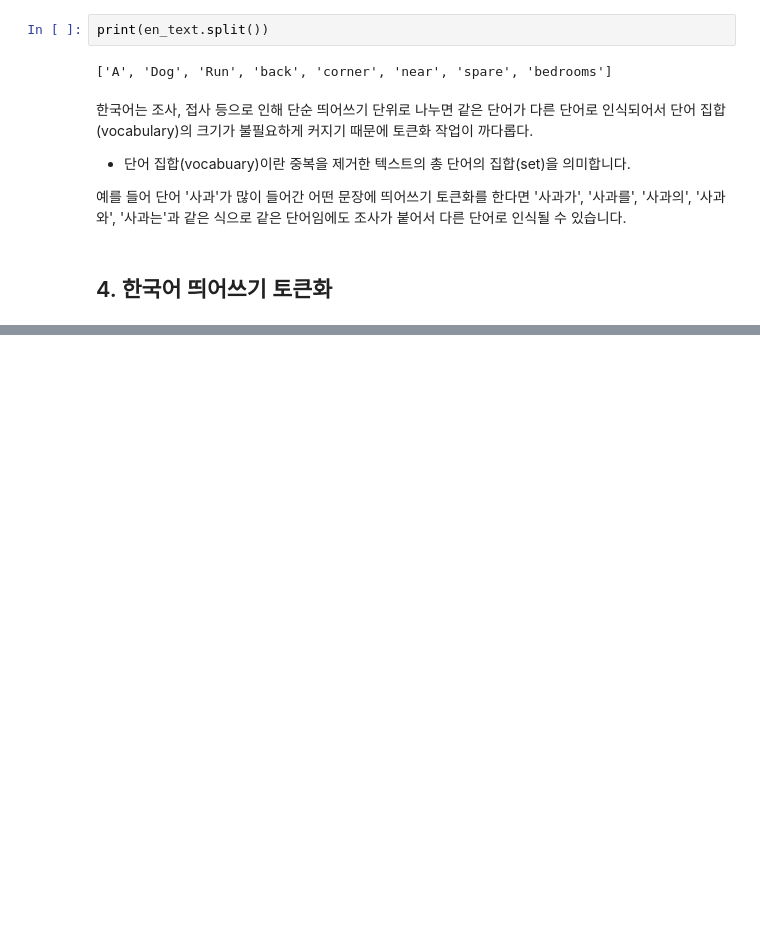
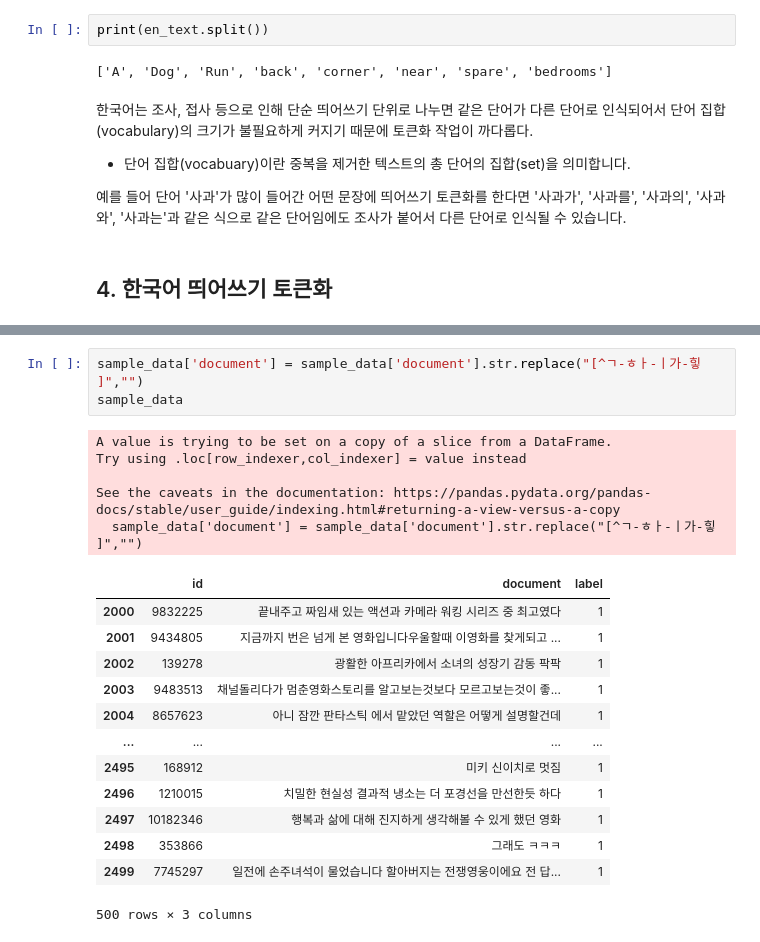
Before and after one commit to DUMCHPPACH/MIN, a Jupyter notebook: chch/pytorch로 시작하는 딥러닝 입문/7_자연어 처리의 전처리/1_자연어 처리 전처리 이해하기.ipynb, the cells around one changed output, grey strips where cells are left out. Drawn from its saved outputs; the diff is of its cells as text; blank space fills up the shorter version.

```diff
--- a/chch/pytorch로 시작하는 딥러닝 입문/7_자연어 처리의 전처리/1_자연어 처리 전처리 이해하기.ipynb
+++ b/chch/pytorch로 시작하는 딥러닝 입문/7_자연어 처리의 전처리/1_자연어 처리 전처리 이해하기.ipynb
@@ -81,0 +170,22 @@ print(kor_text.split())
+# %%
+sample_data['document'] = sample_data['document'].str.replace("[^ㄱ-ㅎㅏ-ㅣ가-힣 ]","")
+sample_data
+# %% [output]
+A value is trying to be set on a copy of a slice from a DataFrame.
+Try using .loc[row_indexer,col_indexer] = value instead
+
+See the caveats in the documentation: https://pandas.pydata.org/pandas-docs/stable/user_guide/indexing.html#returning-a-view-versus-a-copy
+  sample_data['document'] = sample_data['document'].str.replace("[^ㄱ-ㅎㅏ-ㅣ가-힣 ]","")
+|  | id | document | label |
+| 2000 | 9832225 | 끝내주고 짜임새 있는 액션과 카메라 워킹 시리즈 중 최고였다 | 1 |
+| 2001 | 9434805 | 지금까지 번은 넘게 본 영화입니다우울할때 이영화를 찾게되고 ... | 1 |
+| 2002 | 139278 | 광활한 아프리카에서 소녀의 성장기 감동 팍팍 | 1 |
+| 2003 | 9483513 | 채널돌리다가 멈춘영화스토리를 알고보는것보다 모르고보는것이 좋... | 1 |
+| 2004 | 8657623 | 아니 잠깐 판타스틱 에서 맡았던 역할은 어떻게 설명할건데 | 1 |
+| ... | ... | ... | ... |
+| 2495 | 168912 | 미키 신이치로 멋짐 | 1 |
+| 2496 | 1210015 | 치밀한 현실성 결과적 냉소는 더 포경선을 만선한듯 하다 | 1 |
+| 2497 | 10182346 | 행복과 삶에 대해 진지하게 생각해볼 수 있게 했던 영화 | 1 |
+| 2498 | 353866 | 그래도 ㅋㅋㅋ | 1 |
+| 2499 | 7745297 | 일전에 손주녀석이 물었습니다 할아버지는 전쟁영웅이에요 전 답... | 1 |
+500 rows × 3 columns
```
Also changed, not shown: parts of 19 cells of this notebook.
